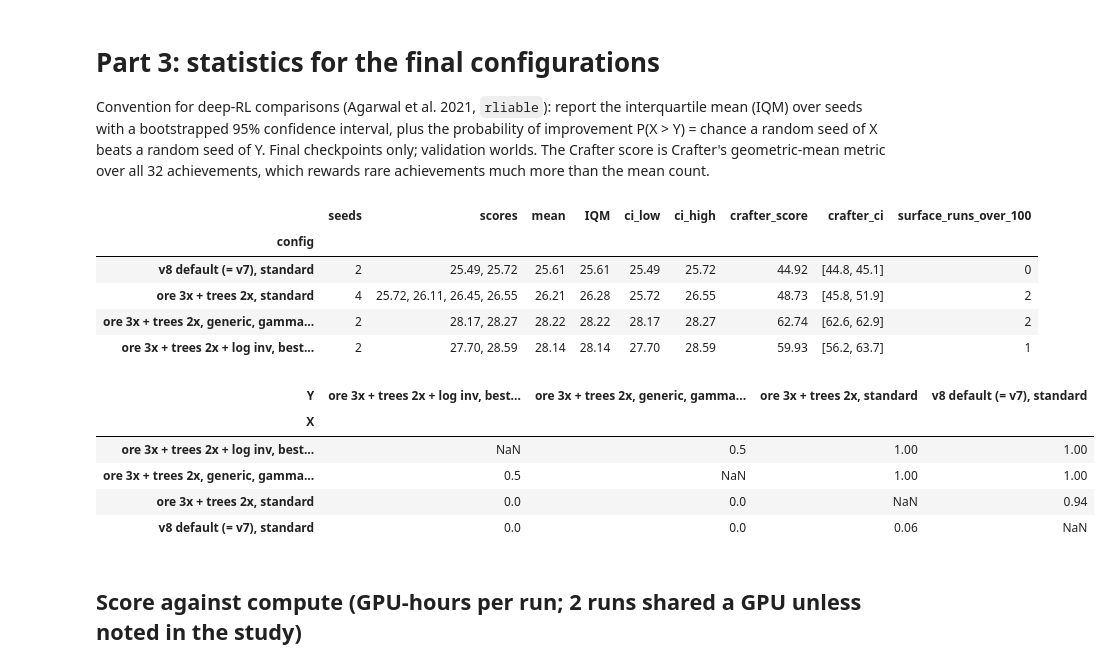
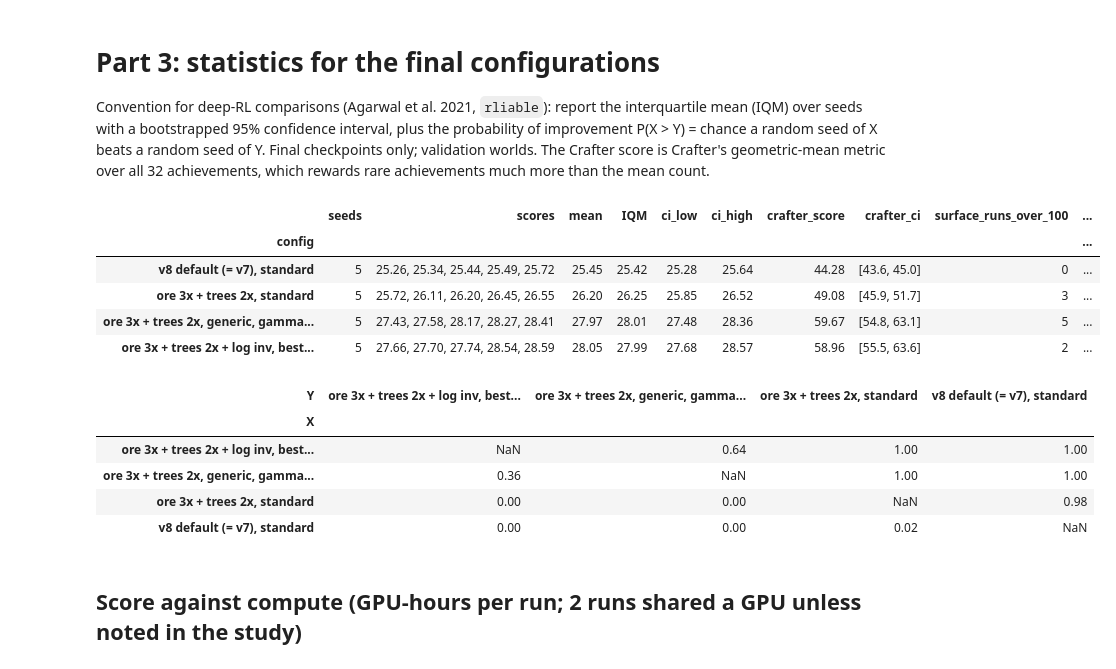
Before and after one commit to MikaVohl/terraria-env, a Jupyter notebook: notebooks/v8_env_results_2026_10_31.ipynb, the cells around one changed output. Drawn from its saved outputs; the diff is of its cells as text; code cells hidden in the pictures.

```diff
--- a/notebooks/v8_env_results_2026_10_31.ipynb
+++ b/notebooks/v8_env_results_2026_10_31.ipynb
@@ -47,6 +52,8 @@ STUDIES = {  # label -> directory under DATA; add new studies here
     "long runs": "eg15-long-v8-20261101c",
     "Go-Explore": "eg15-goexplore-v8-20261101e",
     "final 5 seeds": "eg15-final5-v8-20261101f",
+    "gamma .9998 at 4B": "eg15-4b-v8-20261101g",
+    "gamma .9999": "eg15-g9999-v8-20261101g",
 }
 # Environment knobs per library build (variants/v8/README.md). Defaults reproduce v7.
 LIBS = {
@@ -132,6 +139,9 @@ for study, sub in STUDIES.items():
                    crafter_score=crafter_score(ev["hits"], ev["episodes"]),
                    deaths=ev["death_rate"], idle_steps=ev["mean_steps_after_last_achievement"],
                    **{h: ev["hits"].get(h, 0) for h in HARD})
+        if (run / "test.json").exists():
+            test = json.loads((run / "test.json").read_text())
+            row.update(test_score=test["mean_achievements"], test_crafter_score=crafter_score(test["hits"], test["episodes"]))
         if (run / "diag.json").exists():
             diag = json.loads((run / "diag.json").read_text())
             peak, acts = diag["inventory_peak"], diag["actions"]
@@ -544,40 +554,44 @@ def iqm(x):
     return x[k:n - k].mean() if n - 2 * k > 0 else x.mean()
 
 def boot_ci(x, stat=iqm, n=10000):
     x = np.asarray(x, float)
     s = [stat(rng.choice(x, len(x))) for _ in range(n)]
     return np.percentile(s, [2.5, 97.5])
 
 def p_improve(x, y):
     x, y = np.asarray(x)[:, None], np.asarray(y)[None, :]
     return float((x > y).mean() + 0.5 * (x == y).mean())
 
 FINAL = {
     "v8 default (= v7), standard": std3k & base_env & (v["ore %"] == 100) & (v.budget == "2B"),
     "ore 3x + trees 2x, standard": std3k & base_env & (v["ore %"] == 300) & (v["trunk %"] == 200) & (v.budget == "2B"),
     "ore 3x + trees 2x, generic, gamma .9998": (v["ore %"] == 300) & (v.world == "128x96") & (v.view == "11x9") & (v.budget == "2B") & gen_arm & (v.gamma == 0.9998),
     "ore 3x + trees 2x + log inv, best shaped, gamma .9998": (v["ore %"] == 300) & (v.world == "128x96") & (v.view == "11x9") & (v.budget == "2B") & best_arm & (v.gamma == 0.9998),
 }
 table = []
 for name, mask in FINAL.items():
     g = runs[mask & runs.finished]
     if g.empty:
         continue
     lo, hi = boot_ci(g.score)
     clo, chi = boot_ci(g.crafter_score)
+    t = g.test_score.dropna() if "test_score" in g else pd.Series(dtype=float)
+    tlo, thi = boot_ci(t) if len(t) else (np.nan, np.nan)
     table.append(dict(config=name, seeds=len(g), scores=", ".join(f"{s:.2f}" for s in sorted(g.score)),
                       mean=g.score.mean(), IQM=iqm(g.score), ci_low=lo, ci_high=hi,
                       crafter_score=g.crafter_score.mean(), crafter_ci=f"[{clo:.1f}, {chi:.1f}]",
-                      surface_runs_over_100=int((g["return to surface"] > 100).sum())))
+                      surface_runs_over_100=int((g["return to surface"] > 100).sum()),
+                      test_seeds=len(t), test_IQM=iqm(t) if len(t) else np.nan, test_ci_low=tlo, test_ci_high=thi,
+                      test_crafter=g.test_crafter_score.mean() if "test_crafter_score" in g else np.nan))
 final_table = pd.DataFrame(table).set_index("config").round(2)
 final_table
 # %% [output]
-|  | seeds | scores | mean | IQM | ci_low | ci_high | crafter_score | crafter_ci | surface_runs_over_100 |
-| config |  |  |  |  |  |  |  |  |  |
-| v8 default (= v7), standard | 2 | 25.49, 25.72 | 25.61 | 25.61 | 25.49 | 25.72 | 44.92 | [44.8, 45.1] | 0 |
-| ore 3x + trees 2x, standard | 4 | 25.72, 26.11, 26.45, 26.55 | 26.21 | 26.28 | 25.72 | 26.55 | 48.73 | [45.8, 51.9] | 2 |
-| ore 3x + trees 2x, generic, gamma... | 2 | 28.17, 28.27 | 28.22 | 28.22 | 28.17 | 28.27 | 62.74 | [62.6, 62.9] | 2 |
-| ore 3x + trees 2x + log inv, best... | 2 | 27.70, 28.59 | 28.14 | 28.14 | 27.70 | 28.59 | 59.93 | [56.2, 63.7] | 1 |
+|  | seeds | scores | mean | IQM | ci_low | ci_high | crafter_score | crafter_ci | surface_runs_over_100 | ... |
+| config |  |  |  |  |  |  |  |  |  | ... |
+| v8 default (= v7), standard | 5 | 25.26, 25.34, 25.44, 25.49, 25.72 | 25.45 | 25.42 | 25.28 | 25.64 | 44.28 | [43.6, 45.0] | 0 | ... |
+| ore 3x + trees 2x, standard | 5 | 25.72, 26.11, 26.20, 26.45, 26.55 | 26.20 | 26.25 | 25.85 | 26.52 | 49.08 | [45.9, 51.7] | 3 | ... |
+| ore 3x + trees 2x, generic, gamma... | 5 | 27.43, 27.58, 28.17, 28.27, 28.41 | 27.97 | 28.01 | 27.48 | 28.36 | 59.67 | [54.8, 63.1] | 5 | ... |
+| ore 3x + trees 2x + log inv, best... | 5 | 27.66, 27.70, 27.74, 28.54, 28.59 | 28.05 | 27.99 | 27.68 | 28.57 | 58.96 | [55.5, 63.6] | 2 | ... |
 # %%
 names = list(FINAL)
 groups = {n: runs[FINAL[n] & runs.finished].score.values for n in names}
@@ -586,10 +600,10 @@ pd.DataFrame([dict(X=a, Y=b, P_X_beats_Y=round(p_improve(groups[a], groups[b]),
 # %% [output]
 | Y | ore 3x + trees 2x + log inv, best... | ore 3x + trees 2x, generic, gamma... | ore 3x + trees 2x, standard | v8 default (= v7), standard |
 | X |  |  |  |  |
-| ore 3x + trees 2x + log inv, best... | NaN | 0.5 | 1.00 | 1.00 |
-| ore 3x + trees 2x, generic, gamma... | 0.5 | NaN | 1.00 | 1.00 |
-| ore 3x + trees 2x, standard | 0.0 | 0.0 | NaN | 0.94 |
-| v8 default (= v7), standard | 0.0 | 0.0 | 0.06 | NaN |
+| ore 3x + trees 2x + log inv, best... | NaN | 0.64 | 1.00 | 1.00 |
+| ore 3x + trees 2x, generic, gamma... | 0.36 | NaN | 1.00 | 1.00 |
+| ore 3x + trees 2x, standard | 0.00 | 0.00 | NaN | 0.98 |
+| v8 default (= v7), standard | 0.00 | 0.00 | 0.02 | NaN |
 # %% [markdown]
 ## Score against compute (GPU-hours per run; 2 runs shared a GPU unless noted in the study)
 # %%
```
Also changed, not shown: parts of 15 cells of this notebook, 1 other file.
